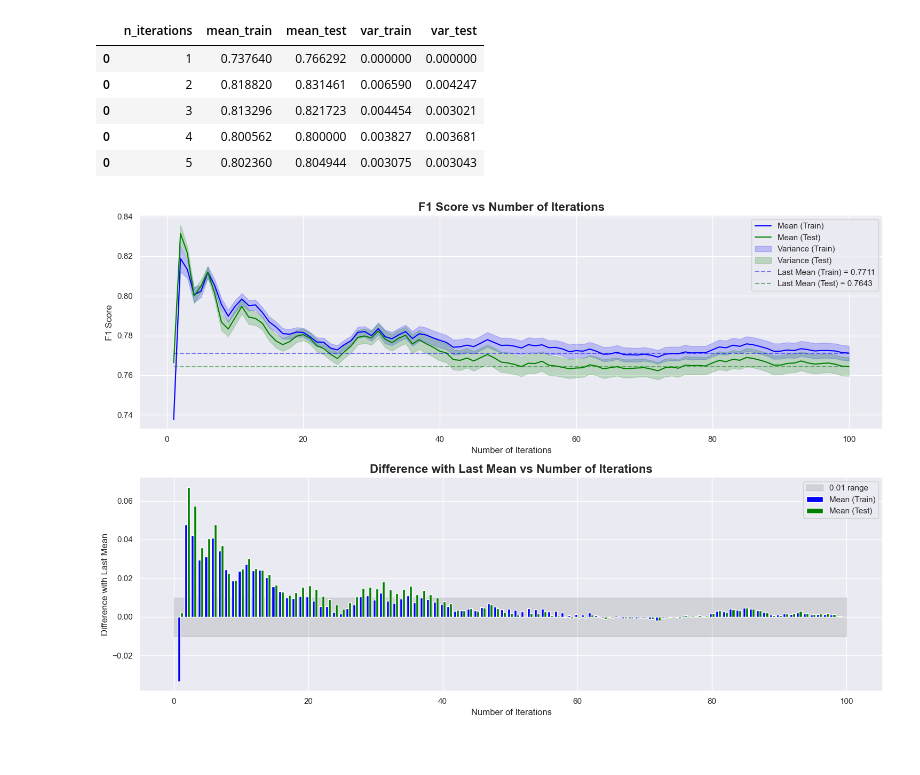
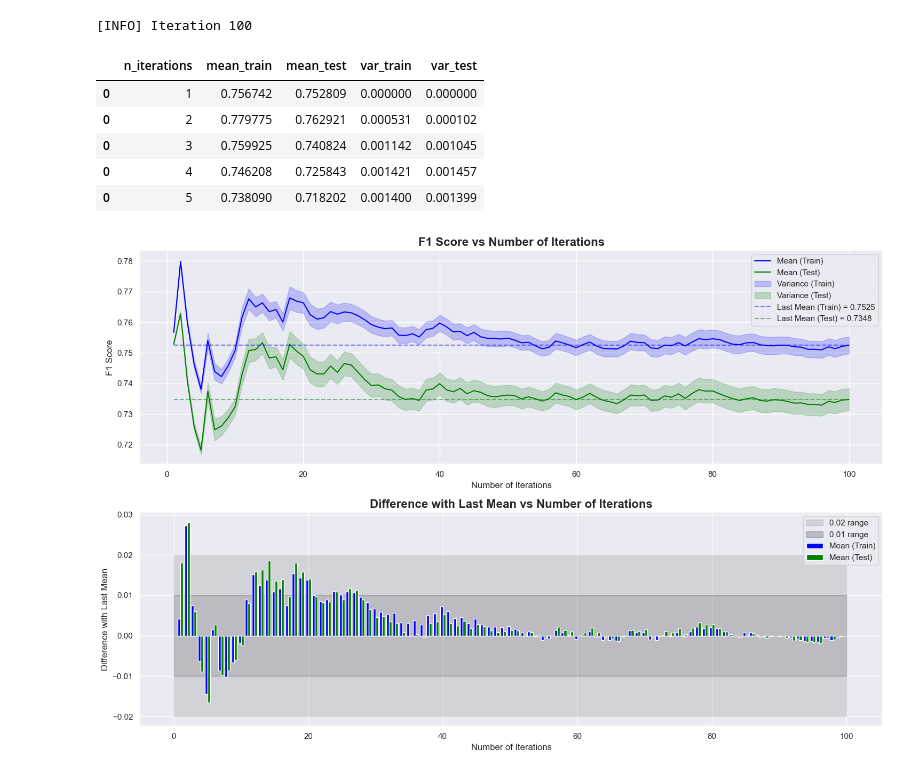
Before and after one commit to yoest/Topic-Modeling-Analysis, a Jupyter notebook: lbl2vec/number_iterations.ipynb, the cells around one changed output. Saved outputs shown, nothing was run; the diff lists cells and outputs as text; code cells hidden in the pictures.

```diff
--- a/lbl2vec/number_iterations.ipynb
+++ b/lbl2vec/number_iterations.ipynb
@@ -30,15 +30,16 @@ def evaluate_lbl2vec_on_dataset(dataset_name: str, n_words: int = 1):
     keywords_cached_df = pd.read_csv(f'cache/{dataset_name}_spacy_keywords.csv')
     keywords_cached_df['class_result_keywords'] = keywords_cached_df['class_result_keywords'].apply(lambda x: x[1:-1].replace("'", '').split(', '))
     similar_keywords = dict(zip(keywords_cached_df['class_raw_keywords'], keywords_cached_df['class_result_keywords']))
-    labels_df['class_keywords'] = labels_df.apply(
+    labels_df['class_result_keywords'] = labels_df.apply(
         lambda row: similar_keywords[row['class_keywords']][:n_words], axis=1
     )
+    documents_df['class_keywords'] = documents_df['class_name'].apply(lambda class_name: labels_df[labels_df['class_name'] == class_name]['class_keywords'].values[0])
 
     # -- Model
     lbl2vec_model = Lbl2Vec(
-        keywords_list=[item for item in labels_df['class_keywords']],
+        keywords_list=[item for item in labels_df['class_result_keywords']],
         tagged_documents=list(documents_df['tagged_docs'][documents_df['dataset_type'] == 'train']),
-        label_names=list(labels_df['class_name']),
+        label_names=[item for item in labels_df['class_keywords']],
         min_count=2,
         verbose=False
     )
@@ -50,10 +51,10 @@ def evaluate_lbl2vec_on_dataset(dataset_name: str, n_words: int = 1):
     evaluation_train = train_docs_lbl_similarities.merge(documents_df[documents_df['dataset_type']=='train'], left_on='doc_key', right_on='doc_key')
     evaluation_test = test_docs_lbl_similarities.merge(documents_df[documents_df['dataset_type']=='test'], left_on='doc_key', right_on='doc_key')
 
-    y_true_train = evaluation_train['class_name']
+    y_true_train = evaluation_train['class_keywords']
     y_pred_train = evaluation_train['most_similar_label']
 
-    y_true_test = evaluation_test['class_name']
+    y_true_test = evaluation_test['class_keywords']
     y_pred_test = evaluation_test['most_similar_label']
 
     current_f1_score_train = f1_score(y_true_train, y_pred_train, average='micro')
@@ -67,6 +68,8 @@ f1_scores_train = []
 f1_scores_test = []
 
 for n_iterations in range(100):
+    print(f'[INFO] Iteration {n_iterations + 1}' + ' ' * 50, end='\r')
+
     current_f1_score_train, current_f1_score_test = evaluate_lbl2vec_on_dataset('BBC_News', n_words=5)
 
     f1_scores_train.append(current_f1_score_train)
@@ -85,12 +88,13 @@ for n_iterations in range(100):
 
 iterations_results_df.head()
 # %% [output]
+[INFO] Iteration 100
 |  | n_iterations | mean_train | mean_test | var_train | var_test |
-| 0 | 1 | 0.737640 | 0.766292 | 0.000000 | 0.000000 |
-| 0 | 2 | 0.818820 | 0.831461 | 0.006590 | 0.004247 |
-| 0 | 3 | 0.813296 | 0.821723 | 0.004454 | 0.003021 |
-| 0 | 4 | 0.800562 | 0.800000 | 0.003827 | 0.003681 |
-| 0 | 5 | 0.802360 | 0.804944 | 0.003075 | 0.003043 |
+| 0 | 1 | 0.756742 | 0.752809 | 0.000000 | 0.000000 |
+| 0 | 2 | 0.779775 | 0.762921 | 0.000531 | 0.000102 |
+| 0 | 3 | 0.759925 | 0.740824 | 0.001142 | 0.001045 |
+| 0 | 4 | 0.746208 | 0.725843 | 0.001421 | 0.001457 |
+| 0 | 5 | 0.738090 | 0.718202 | 0.001400 | 0.001399 |
 # %%
 fig, axs = plt.subplots(2, 1, figsize=(15, 10))
 
@@ -100,32 +104,34 @@ n_iter_x = iterations_results_df['n_iterations']
 axs[0].plot(n_iter_x, iterations_results_df['mean_train'], label='Mean (Train)', color='blue')
 axs[0].plot(n_iter_x, iterations_results_df['mean_test'], label='Mean (Test)', color='green')
 
 axs[0].fill_between(n_iter_x, iterations_results_df['mean_train'] - iterations_results_df['var_train'], iterations_results_df['mean_train'] + iterations_results_df['var_train'], alpha=0.2, color='blue', label='Variance (Train)')
 axs[0].fill_between(n_iter_x, iterations_results_df['mean_test'] - iterations_results_df['var_test'], iterations_results_df['mean_test'] + iterations_results_df['var_test'], alpha=0.2, color='green', label='Variance (Test)')
 
 last_mean_train = iterations_results_df['mean_train'].iloc[-1]
 last_mean_test = iterations_results_df['mean_test'].iloc[-1]
 
 axs[0].plot(n_iter_x, [last_mean_train] * len(n_iter_x), linestyle='--', color='blue', label=f'Last Mean (Train) = {last_mean_train:.4f}', alpha=0.5)
 axs[0].plot(n_iter_x, [last_mean_test] * len(n_iter_x), linestyle='--', color='green', label=f'Last Mean (Test) = {last_mean_test:.4f}', alpha=0.5)
 
 axs[0].set_title('F1 Score vs Number of Iterations', fontsize=16, fontweight='bold')
 axs[0].set_xlabel('Number of Iterations')
 axs[0].set_ylabel('F1 Score')
 axs[0].legend()
 
 # -- Difference with last mean bar plot
-axs[1].fill_between([0] + list(n_iter_x), [0.01] * (len(n_iter_x) + 1), [-0.01] * (len(n_iter_x) + 1), alpha=0.1, color='black', label='0.01 range')
+axs[1].fill_between([0] + list(n_iter_x), [0.02] * (len(n_iter_x) + 1), [0.01] * (len(n_iter_x) + 1), alpha=0.1, color='black', label='0.02 range')
+axs[1].fill_between([0] + list(n_iter_x), [-0.02] * (len(n_iter_x) + 1), [-0.01] * (len(n_iter_x) + 1), alpha=0.1, color='black')
+axs[1].fill_between([0] + list(n_iter_x), [0.01] * (len(n_iter_x) + 1), [-0.01] * (len(n_iter_x) + 1), alpha=0.2, color='black', label='0.01 range')
 
 axs[1].bar(n_iter_x - 0.2, iterations_results_df['mean_train'] - last_mean_train, label='Mean (Train)', color='blue', width=0.4)
 axs[1].bar(n_iter_x + 0.2, iterations_results_df['mean_test'] - last_mean_test, label='Mean (Test)', color='green', width=0.4)
 
 axs[1].set_title('Difference with Last Mean vs Number of Iterations', fontsize=16, fontweight='bold')
 axs[1].set_xlabel('Number of Iterations')
 axs[1].set_ylabel('Difference with Last Mean')
 axs[1].legend()
 
 fig.tight_layout()
 fig.savefig('../figures/f1_score_vs_number_iterations.png')
 # %% [output]
-[figure, old version]
+[figure, new version]
```
Also changed, not shown: 8 other files.
